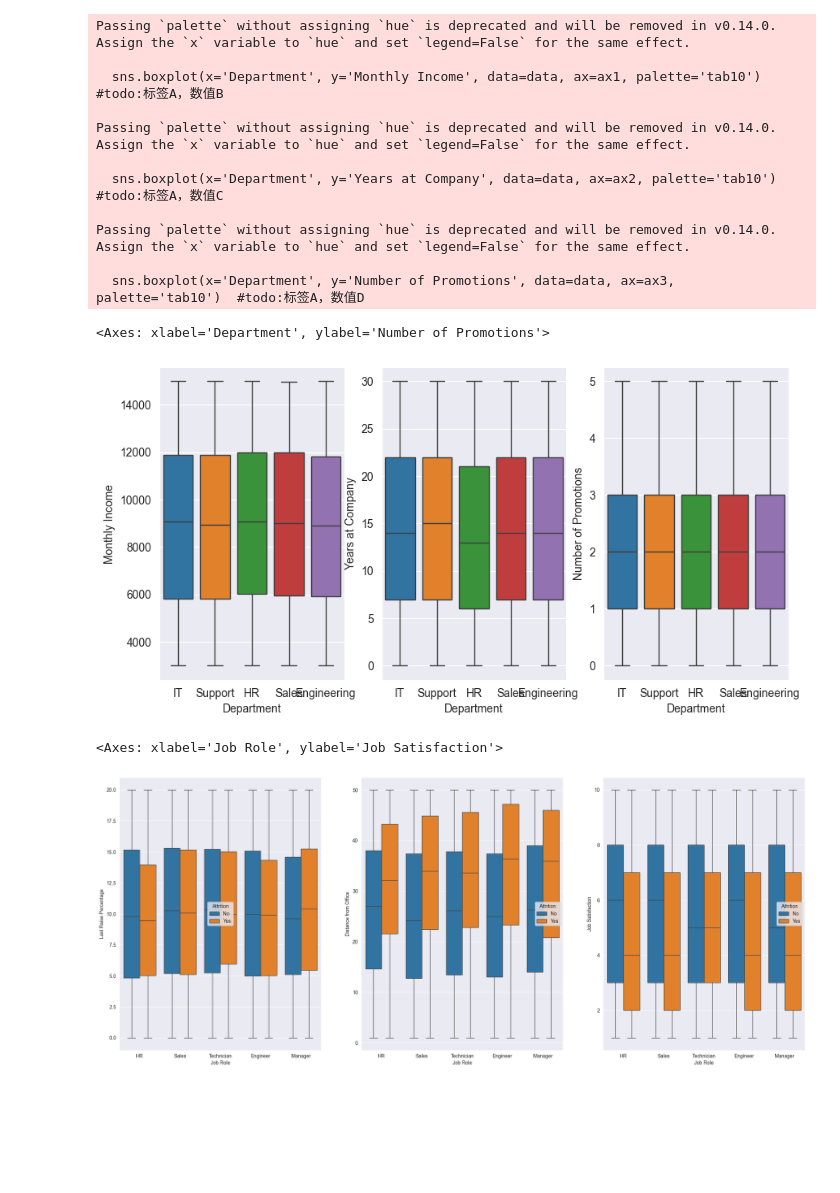
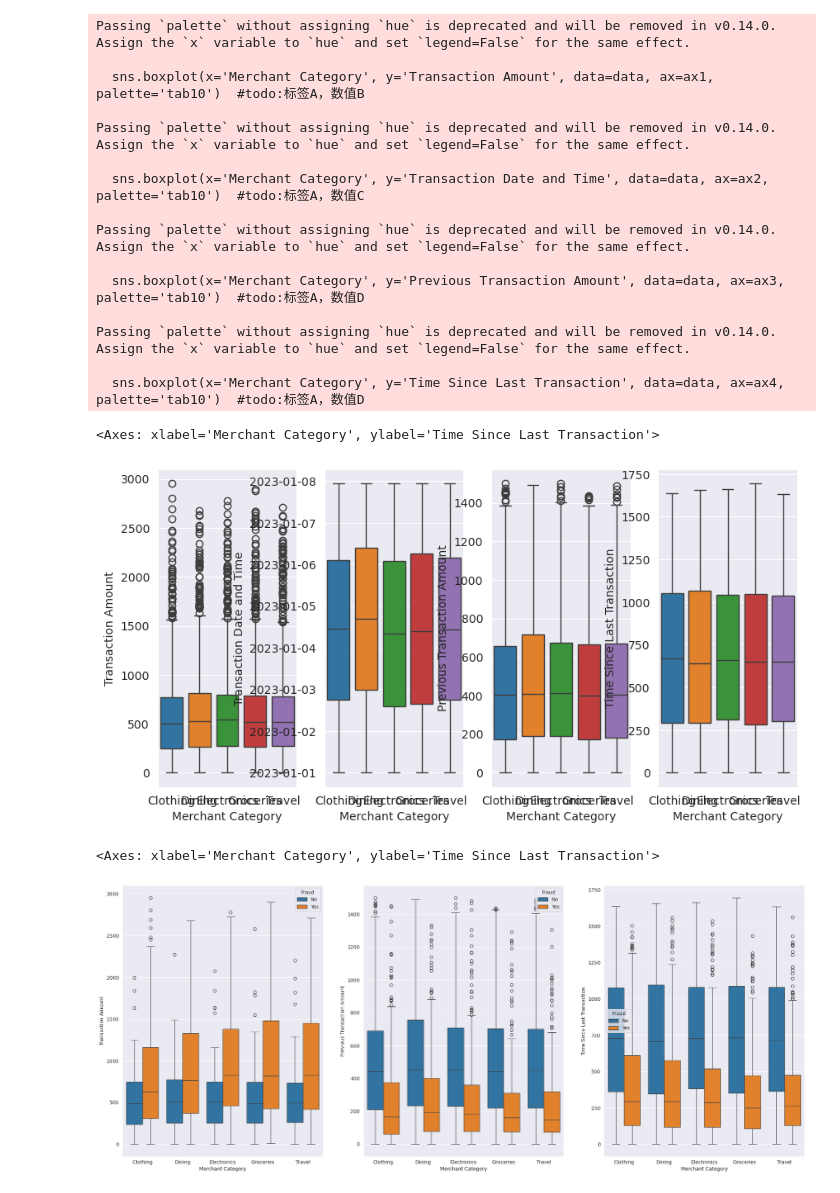
Before and after one commit to lunar-G/ML, a Jupyter notebook: template.ipynb, the cells around one changed output. Cells and saved outputs as stored; diff of their text form; code cells hidden in the pictures; blank space fills up the shorter version.

```diff
--- a/template.ipynb
+++ b/template.ipynb
@@ -19,6 +19,6 @@ from sklearn.metrics import roc_curve, auc, RocCurveDisplay
 from scipy.stats import ttest_ind
 # %%
-data = pd.read_csv('Employee_Attrition_Data_Set.csv')  #todo:数据集地址
+data = pd.read_csv('Fraud_Detection_Dataset.csv')
 # %%
 data.head()
 # %% [output]
@@ -118,19 +72,5 @@ plt.show()
 # %%
-# Check the percentage of missing values in each column
-missing_ratio = data.isnull().mean()
-# Delete columns with more than 50% missing values
-cols_to_drop = missing_ratio[missing_ratio > 0.5].index
-data.drop(columns=cols_to_drop, inplace=True)
-data.drop(columns=['Employee ID'], inplace=True)  #todo:删除员工ID等无意义的属性 columns=['A','B',....]
+data.drop(columns=['Transaction ID'], inplace=True)
-# %%
-# Fill in missing values
-for column in data.columns:
-    if data[column].dtype == 'object':  # For string columns
-        data[column].fillna(data[column].mode()[0], inplace=True)
-    elif np.issubdtype(data[column].dtype, np.number):  # For numeric columns
-        data[column].fillna(data[column].mean(), inplace=True)
-    elif np.issubdtype(data[column].dtype, np.datetime64):  # For the time column
-        data[column].fillna(data[column].median(), inplace=True)
 # %%
 # Select numerical columns from the data
 num_features = data.select_dtypes(include=[np.number]).columns
@@ -252,28 +200,38 @@ data.groupby(['Job Role', 'Department'])['Age'].count().unstack().plot(kind='bar
 # %%
-fig, (ax1, ax2, ax3) = plt.subplots(1, 3, figsize=(10, 5))
-sns.boxplot(x='Department', y='Monthly Income', data=data, ax=ax1, palette='tab10')  #todo:标签A，数值B
-sns.boxplot(x='Department', y='Years at Company', data=data, ax=ax2, palette='tab10')  #todo:标签A，数值C
-sns.boxplot(x='Department', y='Number of Promotions', data=data, ax=ax3, palette='tab10')  #todo:标签A，数值D
+fig, (ax1, ax2, ax3, ax4) = plt.subplots(1, 4, figsize=(10, 5))
+sns.boxplot(x='Merchant Category', y='Transaction Amount', data=data, ax=ax1, palette='tab10')
+
+sns.boxplot(x='Merchant Category', y='Transaction Date and Time', data=data, ax=ax2, palette='tab10')
+
+sns.boxplot(x='Merchant Category', y='Previous Transaction Amount', data=data, ax=ax3, palette='tab10')
+
+sns.boxplot(x='Merchant Category', y='Time Since Last Transaction', data=data, ax=ax4, palette='tab10')
 # %% [output]
 Passing `palette` without assigning `hue` is deprecated and will be removed in v0.14.0. Assign the `x` variable to `hue` and set `legend=False` for the same effect.
 
-  sns.boxplot(x='Department', y='Monthly Income', data=data, ax=ax1, palette='tab10')  #todo:标签A，数值B
+  sns.boxplot(x='Merchant Category', y='Transaction Amount', data=data, ax=ax1, palette='tab10')  #todo:标签A，数值B
 
 Passing `palette` without assigning `hue` is deprecated and will be removed in v0.14.0. Assign the `x` variable to `hue` and set `legend=False` for the same effect.
 
-  sns.boxplot(x='Department', y='Years at Company', data=data, ax=ax2, palette='tab10')  #todo:标签A，数值C
+  sns.boxplot(x='Merchant Category', y='Transaction Date and Time', data=data, ax=ax2, palette='tab10')  #todo:标签A，数值C
 
 Passing `palette` without assigning `hue` is deprecated and will be removed in v0.14.0. Assign the `x` variable to `hue` and set `legend=False` for the same effect.
 
-  sns.boxplot(x='Department', y='Number of Promotions', data=data, ax=ax3, palette='tab10')  #todo:标签A，数值D
+  sns.boxplot(x='Merchant Category', y='Previous Transaction Amount', data=data, ax=ax3, palette='tab10')  #todo:标签A，数值D
+
+Passing `palette` without assigning `hue` is deprecated and will be removed in v0.14.0. Assign the `x` variable to `hue` and set `legend=False` for the same effect.
+
+  sns.boxplot(x='Merchant Category', y='Time Since Last Transaction', data=data, ax=ax4, palette='tab10')  #todo:标签A，数值D
-<Axes: xlabel='Department', ylabel='Number of Promotions'>
+<Axes: xlabel='Merchant Category', ylabel='Time Since Last Transaction'>
-[figure, old version]
+[figure, new version]
 # %%
 fig, (ax1, ax2, ax3) = plt.subplots(1, 3, figsize=(25, 10))
-sns.boxplot(x='Job Role', y='Last Raise Percentage', hue='Attrition', data=data, ax=ax1, palette='tab10')  #todo:标签A，数值B，目标变量
-sns.boxplot(x='Job Role', y='Distance from Office', hue='Attrition', data=data, ax=ax2, palette='tab10')  #todo:标签A，数值C，目标变量
-sns.boxplot(x='Job Role', y='Job Satisfaction', hue='Attrition', data=data, ax=ax3, palette='tab10')  #todo:标签A，数值D，目标变量
+sns.boxplot(x='Merchant Category', y='Transaction Amount', hue='Fraud', data=data, ax=ax1, palette='tab10')
+
+sns.boxplot(x='Merchant Category', y='Previous Transaction Amount', hue='Fraud', data=data, ax=ax2, palette='tab10')
+
+sns.boxplot(x='Merchant Category', y='Time Since Last Transaction', hue='Fraud', data=data, ax=ax3, palette='tab10')
 # %% [output]
-<Axes: xlabel='Job Role', ylabel='Job Satisfaction'>
+<Axes: xlabel='Merchant Category', ylabel='Time Since Last Transaction'>
-[figure, old version]
+[figure, new version]
 # %%
```
Also changed, not shown: parts of 27 cells of this notebook, 3 other files.
